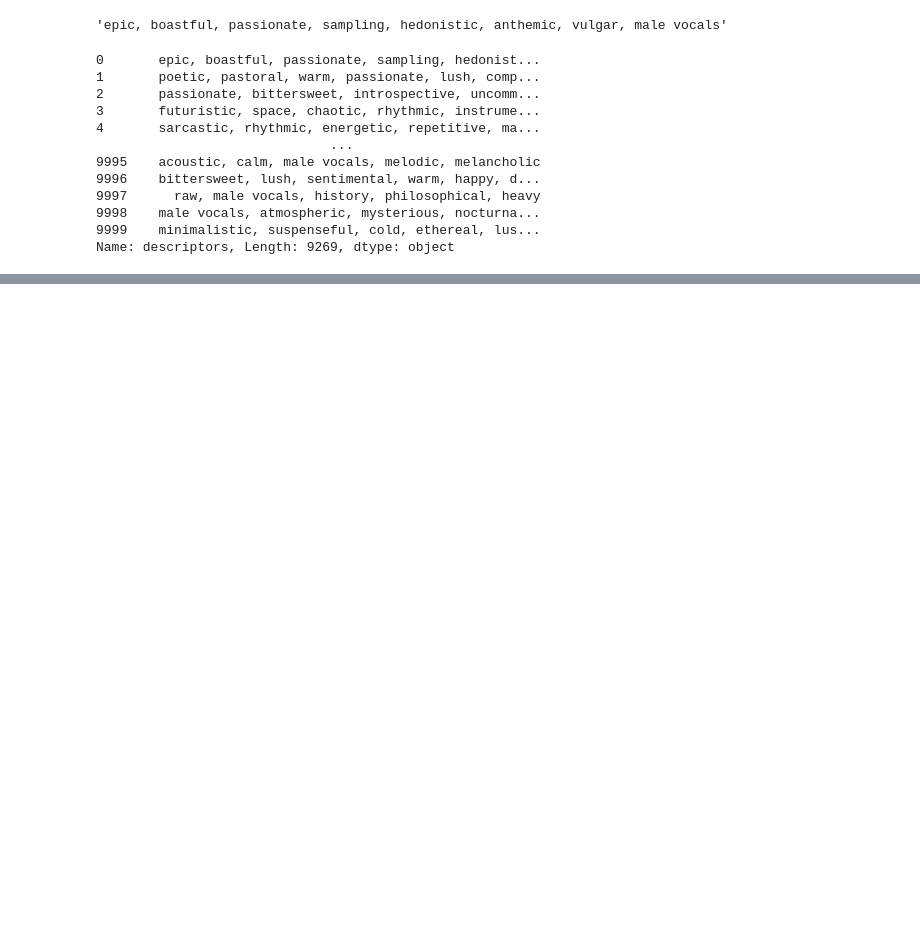
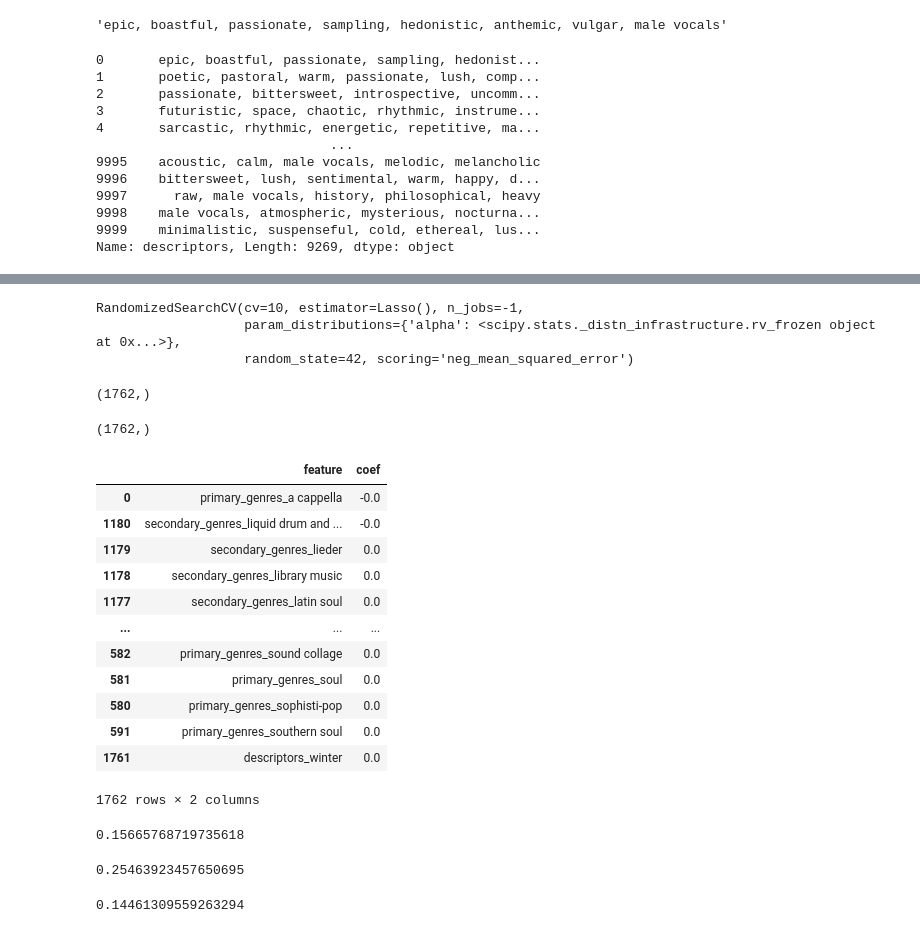
Before and after one commit to silasge/rym-rating-prediction, a Jupyter notebook: 2022-07-11-rym-rating-prediction.ipynb, the cells around one changed output, grey strips where cells are left out. Drawn from its saved outputs; the diff is of its cells as text; code cells hidden in the pictures; blank space fills up the shorter version.

```diff
--- a/2022-07-11-rym-rating-prediction.ipynb
+++ b/2022-07-11-rym-rating-prediction.ipynb
@@ -148,0 +179,11 @@ Name: descriptors, Length: 9269, dtype: object
+# %%
+def get_bag_of_words(df, col):
+    vect = CountVectorizer(tokenizer=tokenizer_comma)
+
+    bag = vect.fit_transform(df[col]).toarray()
+    bag_names = [f"{col}_{name}" for name in vect.get_feature_names_out()]
+    return pd.DataFrame(data=bag, columns=bag_names)
+# %%
+rym_X_tr = pd.concat([get_bag_of_words(rym_train, col) for col in ["primary_genres", "secondary_genres", "descriptors"]], axis=1)
+
+rym_y_tr = rym_train["avg_rating"]
@@ -148,0 +195,52 @@ Name: descriptors, Length: 9269, dtype: object
+# %%
+grid_lasso = {
+    "alpha": uniform(loc=0, scale=20)
+}
+
+lasso = Lasso()
+
+teste = RandomizedSearchCV(lasso, grid_lasso, cv=10, n_jobs=-1, random_state=42, scoring="neg_mean_squared_error")
+# %%
+teste.fit(rym_X_tr, rym_y_tr)
+# %% [output]
+RandomizedSearchCV(cv=10, estimator=Lasso(), n_jobs=-1,
+                   param_distributions={'alpha': <scipy.stats._distn_infrastructure.rv_frozen object at 0x...>},
+                   random_state=42, scoring='neg_mean_squared_error')
+# %%
+rym_X_tr.columns.shape
+# %% [output]
+(1762,)
+# %%
+teste.best_estimator_.coef_.shape
+# %% [output]
+(1762,)
+# %%
+pd.DataFrame(data=zip(rym_X_tr.columns, teste.best_estimator_.coef_), columns=["feature", "coef"]).sort_values("coef", ascending=True)
+# %% [output]
+|  | feature | coef |
+| 0 | primary_genres_a cappella | -0.0 |
+| 1180 | secondary_genres_liquid drum and ... | -0.0 |
+| 1179 | secondary_genres_lieder | 0.0 |
+| 1178 | secondary_genres_library music | 0.0 |
+| 1177 | secondary_genres_latin soul | 0.0 |
+| ... | ... | ... |
+| 582 | primary_genres_sound collage | 0.0 |
+| 581 | primary_genres_soul | 0.0 |
+| 580 | primary_genres_sophisti-pop | 0.0 |
+| 591 | primary_genres_southern soul | 0.0 |
+| 1761 | descriptors_winter | 0.0 |
+1762 rows × 2 columns
+# %%
+np.sqrt(-teste.best_score_)
+# %% [output]
+0.15665768719735618
+# %%
+lasso.score(rym_X_tr, rym_y_tr)
+# %% [output]
+0.25463923457650695
+# %%
+teste = cross_val_score(RandomForestRegressor(), rym_X_tr, rym_y_tr, cv=10, scoring="neg_mean_squared_error")
+
+np.sqrt(np.mean(-teste))
+# %% [output]
+0.14461309559263294
```
Also changed, not shown: parts of 31 cells of this notebook, 2 other files.
